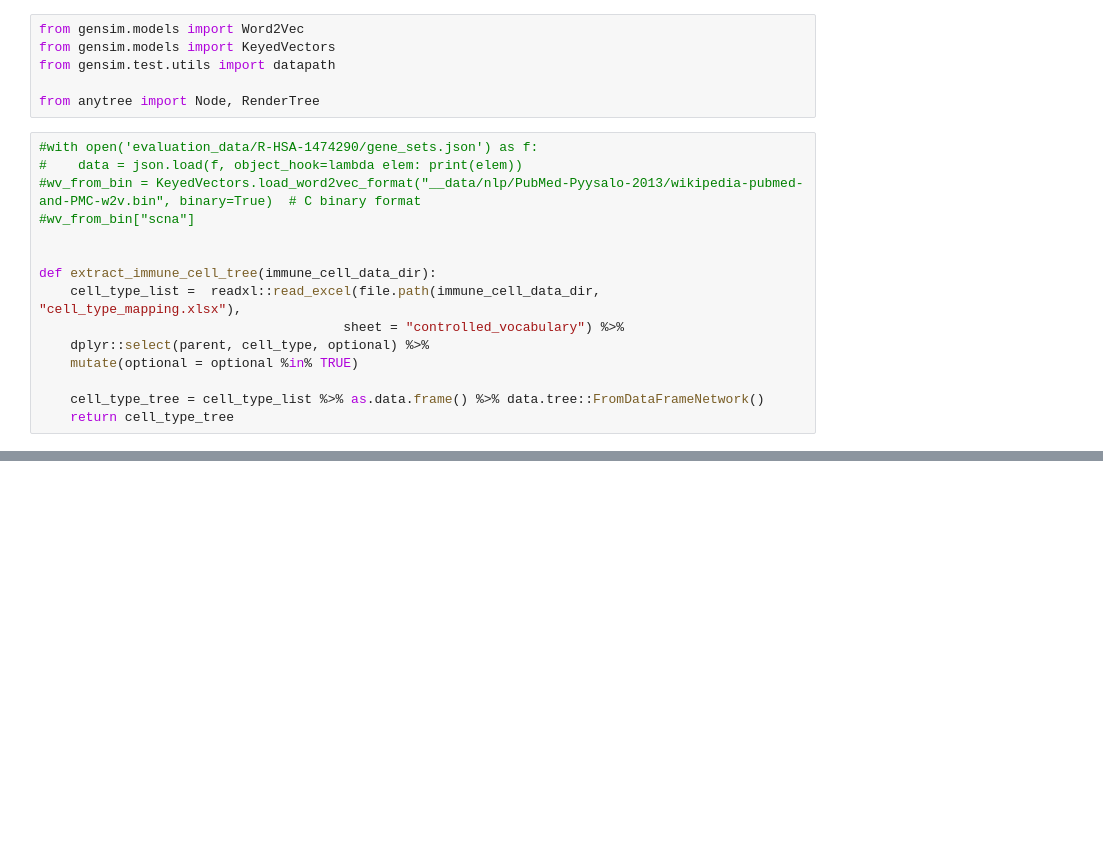
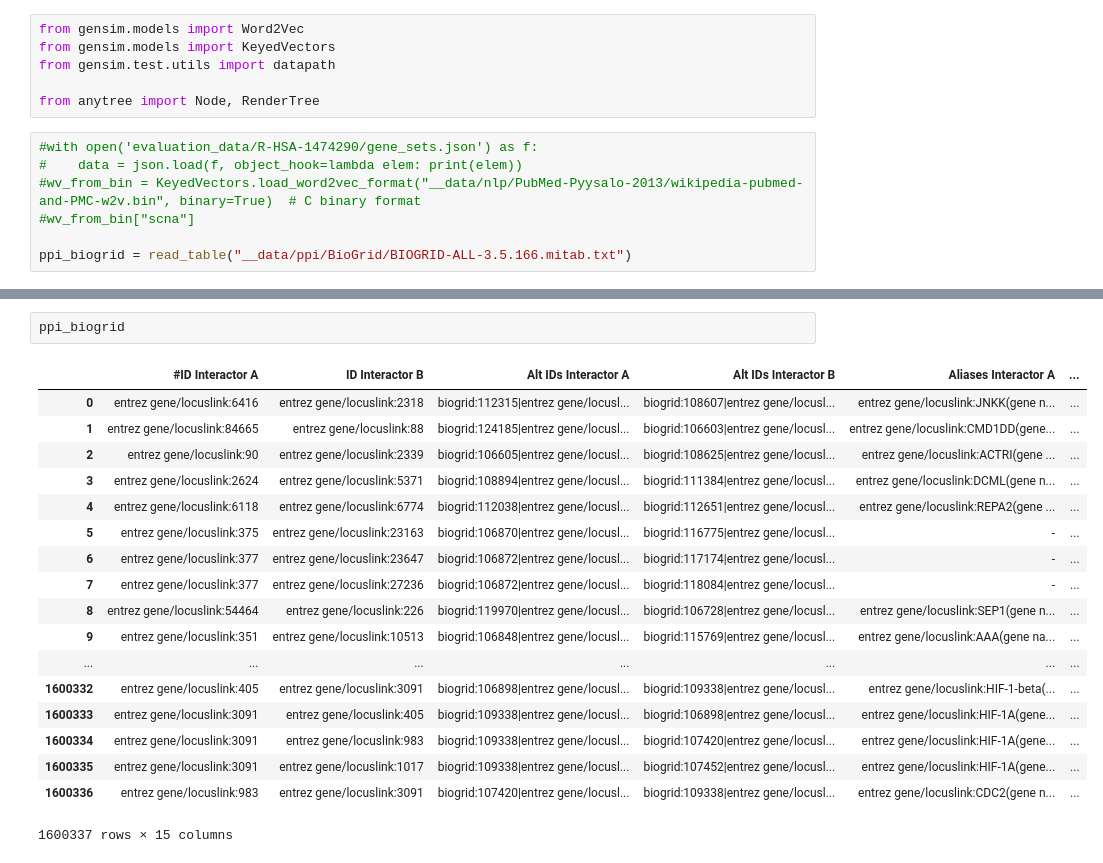
Before and after one commit to RCBiczok/GeneSetDistance, a Jupyter notebook: evaluation.ipynb, the cells around one changed output, grey strips where cells are left out. Drawn from its saved outputs; the diff is of its cells as text; blank space fills up the shorter version.

```diff
--- a/evaluation.ipynb
+++ b/evaluation.ipynb
@@ -10,12 +10,4 @@ from anytree import Node, RenderTree
 #wv_from_bin = KeyedVectors.load_word2vec_format("__data/nlp/PubMed-Pyysalo-2013/wikipedia-pubmed-and-PMC-w2v.bin", binary=True)  # C binary format
 #wv_from_bin["scna"]
 
-
-def extract_immune_cell_tree(immune_cell_data_dir):
-    cell_type_list =  readxl::read_excel(file.path(immune_cell_data_dir, "cell_type_mapping.xlsx"),
-                                       sheet = "controlled_vocabulary") %>%
-    dplyr::select(parent, cell_type, optional) %>%
-    mutate(optional = optional %in% TRUE)
-
-    cell_type_tree = cell_type_list %>% as.data.frame() %>% data.tree::FromDataFrameNetwork()
-    return cell_type_tree
+ppi_biogrid = read_table("__data/ppi/BioGrid/BIOGRID-ALL-3.5.166.mitab.txt")
@@ -63,0 +14,21 @@ generated_immune_marker_genes = read_table(os.path.join(immune_cell_data_dir, "s
+# %%
+ppi_biogrid
+# %% [output]
+|  | #ID Interactor A | ID Interactor B | Alt IDs Interactor A | Alt IDs Interactor B | Aliases Interactor A | ... |
+| 0 | entrez gene/locuslink:6416 | entrez gene/locuslink:2318 | biogrid:112315|entrez gene/locusl... | biogrid:108607|entrez gene/locusl... | entrez gene/locuslink:JNKK(gene n... | ... |
+| 1 | entrez gene/locuslink:84665 | entrez gene/locuslink:88 | biogrid:124185|entrez gene/locusl... | biogrid:106603|entrez gene/locusl... | entrez gene/locuslink:CMD1DD(gene... | ... |
+| 2 | entrez gene/locuslink:90 | entrez gene/locuslink:2339 | biogrid:106605|entrez gene/locusl... | biogrid:108625|entrez gene/locusl... | entrez gene/locuslink:ACTRI(gene ... | ... |
+| 3 | entrez gene/locuslink:2624 | entrez gene/locuslink:5371 | biogrid:108894|entrez gene/locusl... | biogrid:111384|entrez gene/locusl... | entrez gene/locuslink:DCML(gene n... | ... |
+| 4 | entrez gene/locuslink:6118 | entrez gene/locuslink:6774 | biogrid:112038|entrez gene/locusl... | biogrid:112651|entrez gene/locusl... | entrez gene/locuslink:REPA2(gene ... | ... |
+| 5 | entrez gene/locuslink:375 | entrez gene/locuslink:23163 | biogrid:106870|entrez gene/locusl... | biogrid:116775|entrez gene/locusl... | - | ... |
+| 6 | entrez gene/locuslink:377 | entrez gene/locuslink:23647 | biogrid:106872|entrez gene/locusl... | biogrid:117174|entrez gene/locusl... | - | ... |
+| 7 | entrez gene/locuslink:377 | entrez gene/locuslink:27236 | biogrid:106872|entrez gene/locusl... | biogrid:118084|entrez gene/locusl... | - | ... |
+| 8 | entrez gene/locuslink:54464 | entrez gene/locuslink:226 | biogrid:119970|entrez gene/locusl... | biogrid:106728|entrez gene/locusl... | entrez gene/locuslink:SEP1(gene n... | ... |
+| 9 | entrez gene/locuslink:351 | entrez gene/locuslink:10513 | biogrid:106848|entrez gene/locusl... | biogrid:115769|entrez gene/locusl... | entrez gene/locuslink:AAA(gene na... | ... |
+| ... | ... | ... | ... | ... | ... | ... |
+| 1600332 | entrez gene/locuslink:405 | entrez gene/locuslink:3091 | biogrid:106898|entrez gene/locusl... | biogrid:109338|entrez gene/locusl... | entrez gene/locuslink:HIF-1-beta(... | ... |
+| 1600333 | entrez gene/locuslink:3091 | entrez gene/locuslink:405 | biogrid:109338|entrez gene/locusl... | biogrid:106898|entrez gene/locusl... | entrez gene/locuslink:HIF-1A(gene... | ... |
+| 1600334 | entrez gene/locuslink:3091 | entrez gene/locuslink:983 | biogrid:109338|entrez gene/locusl... | biogrid:107420|entrez gene/locusl... | entrez gene/locuslink:HIF-1A(gene... | ... |
+| 1600335 | entrez gene/locuslink:3091 | entrez gene/locuslink:1017 | biogrid:109338|entrez gene/locusl... | biogrid:107452|entrez gene/locusl... | entrez gene/locuslink:HIF-1A(gene... | ... |
+| 1600336 | entrez gene/locuslink:983 | entrez gene/locuslink:3091 | biogrid:107420|entrez gene/locusl... | biogrid:109338|entrez gene/locusl... | entrez gene/locuslink:CDC2(gene n... | ... |
+1600337 rows × 15 columns
```
Also changed, not shown: parts of 3 cells of this notebook, 10 other files.
